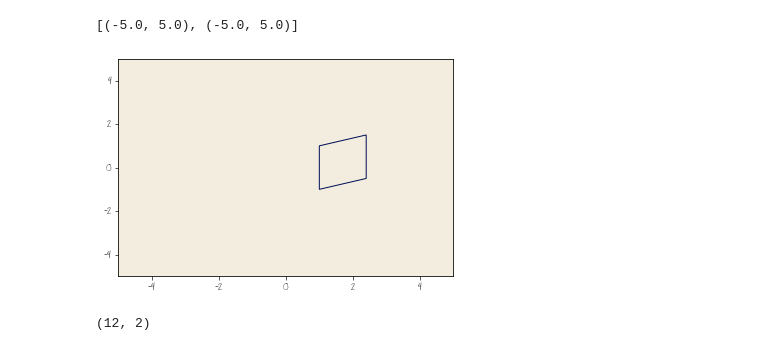
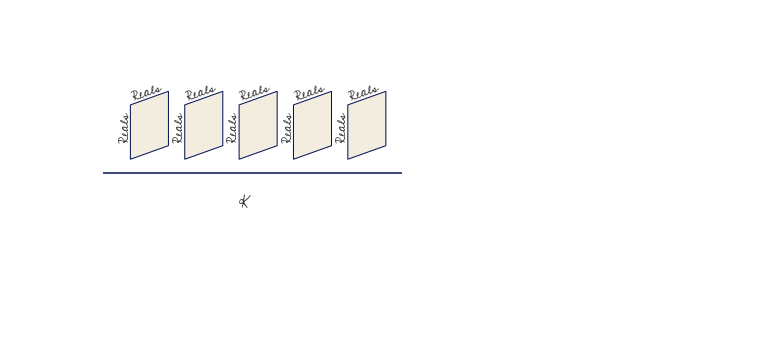
Before and after one commit to story645/proposal, a Jupyter notebook: draft/figures/math/data_figures.ipynb, the cells around one changed output. Drawn from its saved outputs; the diff is of its cells as text; code cells hidden in the pictures; blank space fills up the shorter version.

Commit message:
must stop touching the data + graphics figures

```diff
--- a/draft/figures/math/data_figures.ipynb
+++ b/draft/figures/math/data_figures.ipynb
@@ -38,0 +41,23 @@ fig.savefig(spath/"temp_1k.png", bbox_inches='tight' , facecolor='white')
+# %%
+
+fig, ax = plt.subplots()
+verts = np.array([[[1,-1], [1,1], [2.4, 1.5], [2.4, -.5]],
+                 [[-.4,1.5],[-.4,-.5],[1,-1],[1,1]],
+                 [[-.4, 1.5], [1, 2],[2.4, 1.5], [1,1]]])
+verts2 = verts + [5,0]
+p = mcollections.PolyCollection(np.vstack([verts, verts2]), edgecolor='C0', facecolor=ax.get_facecolor() )
+ax.add_collection(p)
+ax.scatter([1,6], [-2, -2], s=100)
+ax.annotate('K', (3.3, -2.3), fontsize=16)
+ax.set(xlim=(-2,9), ylim=(-3,4), aspect='equal')
+
+ax.annotate("Reals", (-.8, 0), rotation=90, fontsize=14)#side 1
+ax.annotate("Reals", (4.2, 0), rotation=90, fontsize=14)#side 2
+
+ax.annotate("Reals+", (-.5, 1.65), rotation=20, fontsize=14)
+ax.annotate("Reals+", (4.5, 1.65), rotation=20, fontsize=14)
+
+ax.annotate("Reals", (1,1.75), rotation=-20, fontsize=14)
+ax.annotate("Reals", (6,1.75), rotation=-20, fontsize=14)
+ax.axis('off')
+fig.savefig(spath/"temp_3f.png", bbox_inches='tight' , facecolor='white')
@@ -39,27 +107,17 @@ fig.savefig(spath/"temp_1k.png", bbox_inches='tight' , facecolor='white')
 # %%
+fig, ax = plt.subplots()
+for off in np.arange(0,10,2):
+    verts = np.array([[1,-1], [1,1], [2.4, 1.5], [2.4, -.5], [1,-1]]) + [off, 0]
+    p = mpatches.PathPatch(mpath.Path(verts, closed=True), edgecolor='C0',facecolor=ax.get_facecolor())
+    ax.add_patch(p)
+    ax.annotate("Reals", (1+off, 1.15), rotation=20, fontsize=14)
+    ax.annotate("Reals", (.65+off, -.25), rotation=90, fontsize=14)
 
-fig, ax = plt.subplots()
-verts = np.array([[1,-1], [1,1], [2.4, 1.5], [2.4, -.5], [1,-1]])
-p = mpatches.PathPatch(mpath.Path(verts, closed=True), edgecolor='C0',facecolor=ax.get_facecolor())
-ax.add_patch(p)
-ax.set(xlim=(-5,5), ylim=(-5,5))
+ax.annotate('K', (5, -2.75), fontsize=16)
+ax.axhline(y=-1.5, zorder=-1)
+
+ax.set(xlim=(-0,11), ylim=(-4, 4), aspect='equal')
+ax.axis('off')
+fig.savefig(spath/"temp_2f.png", bbox_inches='tight', facecolor='white' )
 # %% [output]
-[(-5.0, 5.0), (-5.0, 5.0)]
-[figure, old version]
+[figure, new version]
-# %%
-from matplotlib.collections import PolyCollection
-import numpy as np
-verts = [[0, 0, -2 ],[-1, -1, -1], [1, -1,  -1], [1, 1,  -1 ],
-                 [-1, 1, -1], [-1, -1, 1],  [1, -1, 1 ],
-                  [1, 1, 1], [-1, 1, 1]]
-V = np.array(verts)*.5
-sides = {'TOP': [V[5], V[6], V[7], V[8]],
-         'F1': [V[1], V[2], V[6], V[5]],
-         'F2': [V[2], V[3], V[7], V[6]],
-         'F3': [V[3], V[4], V[8], V[7]],
-         'F4': [V[4], V[1], V[5], V[8]],
-         'BOTTOM': [V[1], V[2], V[3], V[4]]}
-front_facing = np.vstack([sides['TOP'], sides['F1'], sides['F2']])[:, [0,2]]
-print(front_facing.shape)
-# %% [output]
-(12, 2)
```
Also changed, not shown: parts of 11 cells of this notebook, 11 other files.
